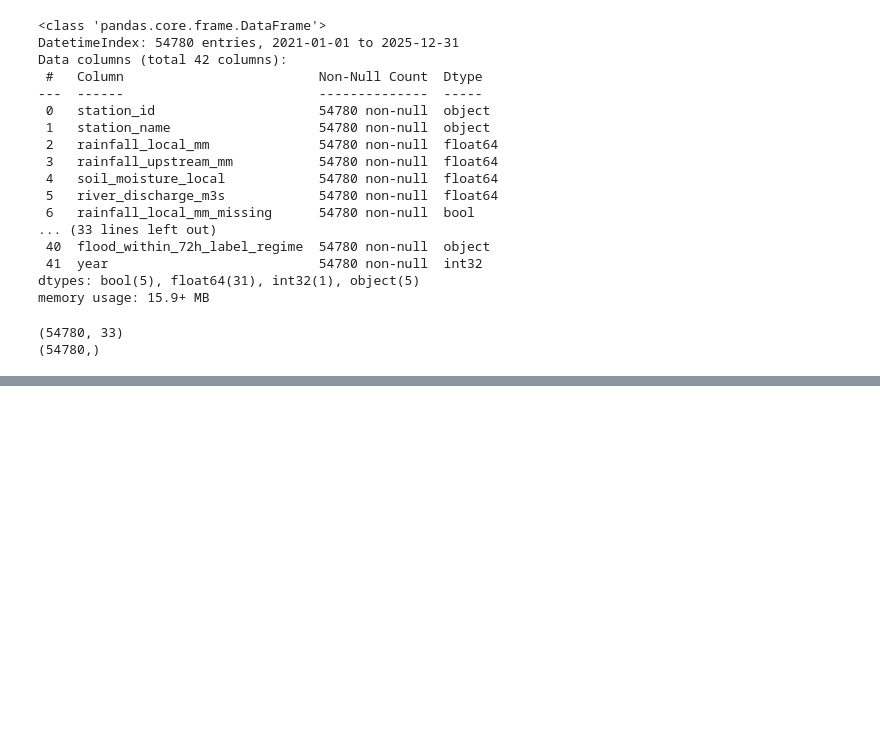
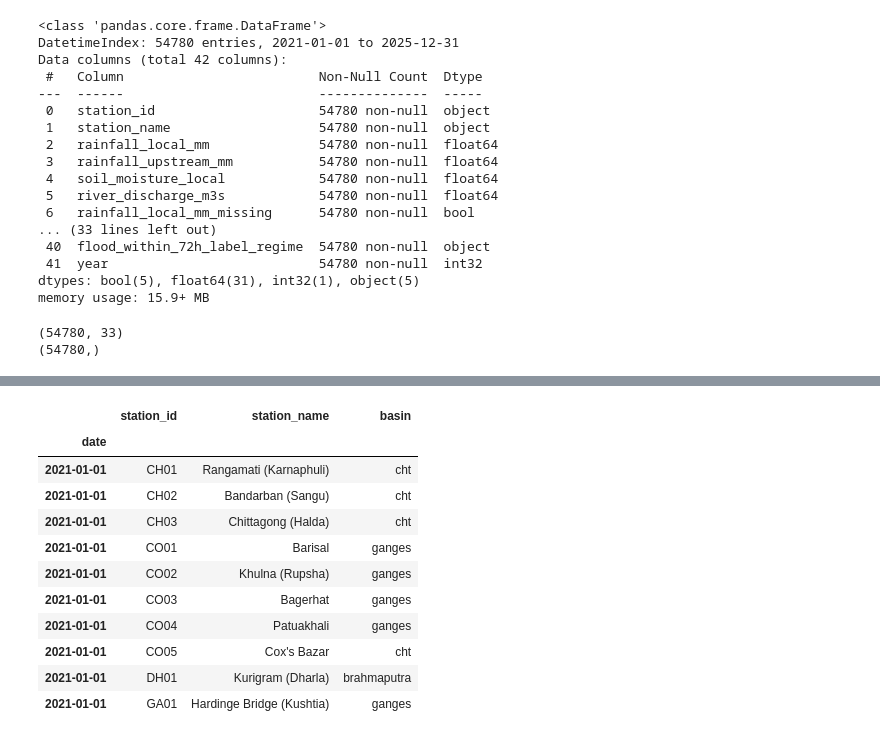
Before and after one commit to Burzo572/dsb_project, a Jupyter notebook: CapStoneProjectJankoBurzanovicFirstEda.ipynb, the cells around one changed output, grey strips where cells are left out. Cells and saved outputs as stored; diff of their text form; code cells hidden in the pictures; blank space fills up the shorter version.

```diff
--- a/CapStoneProjectJankoBurzanovicFirstEda.ipynb
+++ b/CapStoneProjectJankoBurzanovicFirstEda.ipynb
@@ -648,0 +705,15 @@ print(y.shape)
+# %%
+df_clean[["station_id", "station_name", "basin"]].head(10)
+# %% [output]
+|  | station_id | station_name | basin |
+| date |  |  |  |
+| 2021-01-01 | CH01 | Rangamati (Karnaphuli) | cht |
+| 2021-01-01 | CH02 | Bandarban (Sangu) | cht |
+| 2021-01-01 | CH03 | Chittagong (Halda) | cht |
+| 2021-01-01 | CO01 | Barisal | ganges |
+| 2021-01-01 | CO02 | Khulna (Rupsha) | ganges |
+| 2021-01-01 | CO03 | Bagerhat | ganges |
+| 2021-01-01 | CO04 | Patuakhali | ganges |
+| 2021-01-01 | CO05 | Cox's Bazar | cht |
+| 2021-01-01 | DH01 | Kurigram (Dharla) | brahmaputra |
+| 2021-01-01 | GA01 | Hardinge Bridge (Kushtia) | ganges |
```
Also changed, not shown: parts of 13 cells of this notebook.
